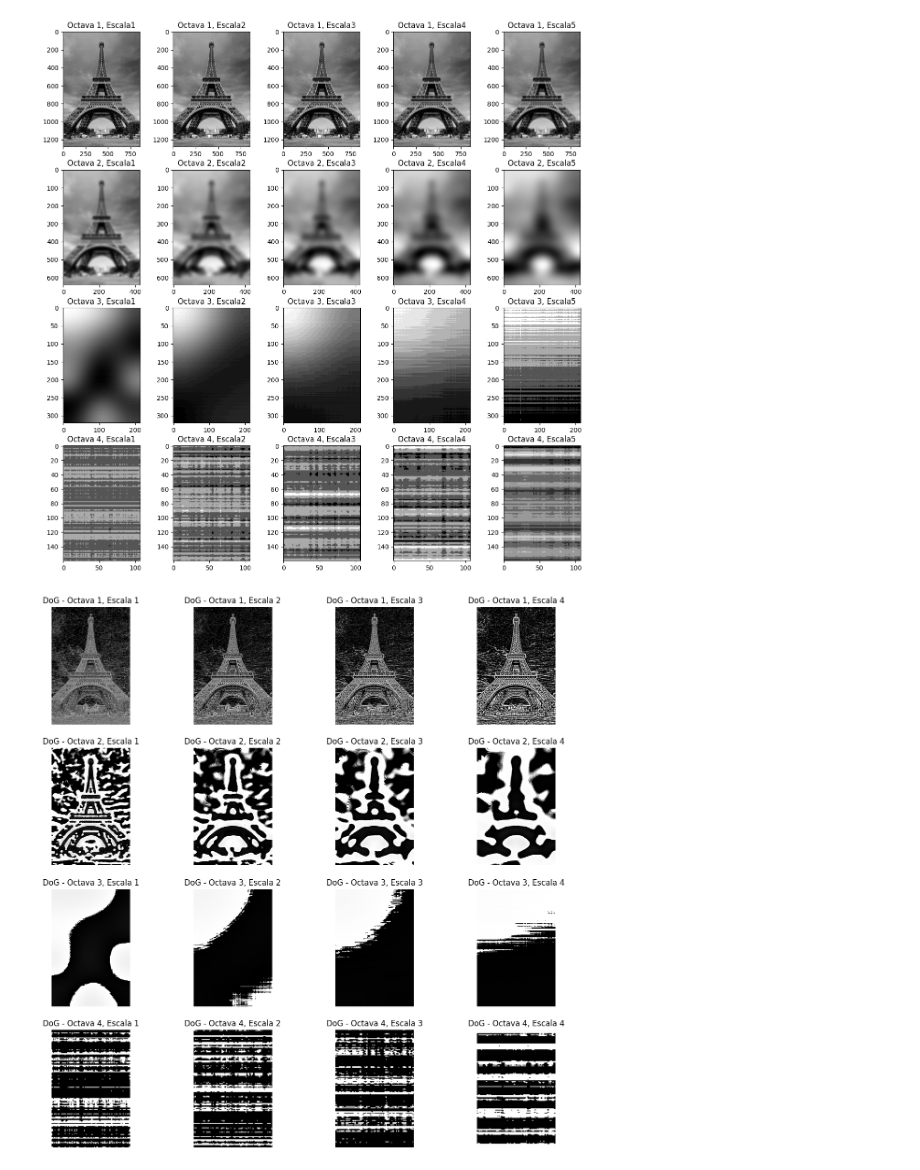
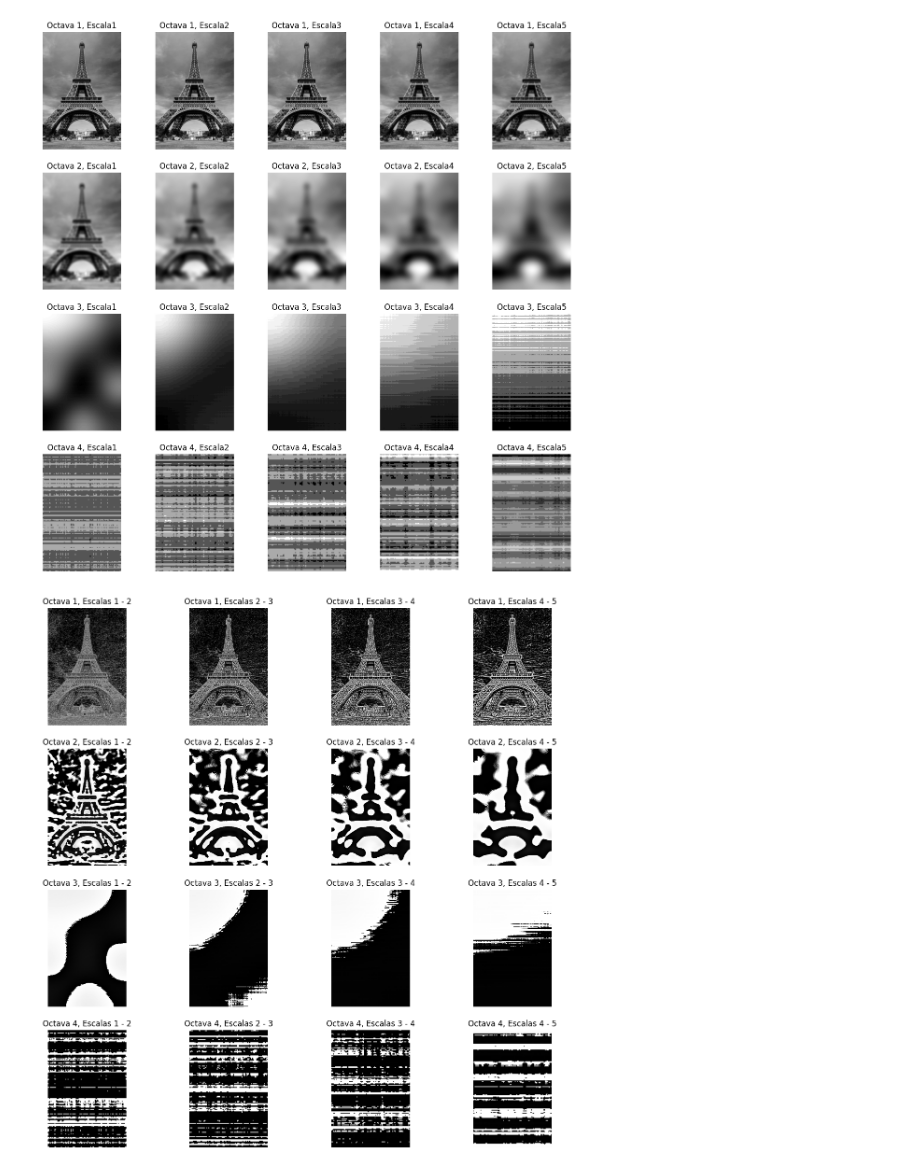
Before and after one commit to AngelRosalesContreras/Practica_3_2, a Jupyter notebook: Practica_3_2.ipynb, the cells around one changed output. Cells and saved outputs as stored; diff of their text form; code cells hidden in the pictures.

Commit message:
Modificación de diferencias gausianas

```diff
--- a/Practica_3_2.ipynb
+++ b/Practica_3_2.ipynb
@@ -36,62 +36,64 @@ def build_scale_space(image, num_octaves, num_scales, sigma):
 def build_difference_of_gaussians(scale_space):
     dog_space = []
 
-    for octave_images in scale_space:
-        dog_octave = [octave_images[i + 1] - octave_images[i] for i in range(len(octave_images) - 1)]
+    scales_used = []  # Lista para almacenar la información sobre las escalas utilizadas
+
+    for octave, octave_images in enumerate(scale_space):
+        dog_octave = []
+        for i in range(len(octave_images) - 1):
+            difference = octave_images[i + 1] - octave_images[i]
+            dog_octave.append(difference)
+
+            # Almacena la información sobre las escalas utilizadas
+            scales_used.append((octave + 1, i + 1, i + 2))
+
         dog_space.append(dog_octave)
 
-    return dog_space
+    return dog_space, scales_used
 
 
-def visualize_difference_of_gaussians(dog_space):
+def visualize_scale_space(scale_space):
     fig, axs = plt.subplots(len(scale_space), len(scale_space[0]), figsize=(15, 15))
 
-    for octave, images in enumerate(dog_space):
+    for octave, images in enumerate(scale_space):
         for scale, image in enumerate(images):
-            plt.subplot(len(dog_space), len(images), octave * len(images) + scale + 1)
-            plt.imshow(image, cmap='gray')
-            plt.title(f'DoG - Octava {octave + 1}, Escala {scale + 1}')
-            plt.axis('off')
+            axs[octave, scale].imshow(image, cmap='gray')
+            axs[octave, scale].set_title(f'Octava {octave + 1}, Escala{scale + 1}')
+            axs[octave, scale].axis('off')
 
     plt.show()
 
 def visualize_difference_of_gaussians(dog_space, scales_used):
     fig, axs = plt.subplots(len(dog_space), len(dog_space[0]), figsize=(15, 15))
 
     for octave, images in enumerate(dog_space):
         for scale, image in enumerate(images):
             plt.subplot(len(dog_space), len(images), octave * len(images) + scale + 1)
             plt.imshow(image, cmap='gray')
 
             # Obtener la información sobre las escalas para esta imagen
             scale_info = scales_used[octave * len(images) + scale]
-
-            # Agregar texto con la información sobre las escalas
-            plt.text(0.5, 0.95, f'Octava {scale_info[0]}, Escalas {scale_info[1]} - {scale_info[2]}',
-                     horizontalalignment='center', verticalalignment='center', transform=plt.gca().transAxes,
-                     color='white', fontsize=8)
-
-            plt.title(f'DoG - Octava {octave + 1}, Escala {scale + 1}')
+            plt.title(f'Octava {scale_info[0]}, Escalas {scale_info[1]} - {scale_info[2]}')
             plt.axis('off')
 
     plt.show()
 
 
 # Cargar una imagen de ejemplo
 image_path = 'uno.jpg'
 image = cv2.imread(image_path, cv2.IMREAD_GRAYSCALE)
 
 # Construir el espacio de escalas con parámetros personalizables
 scale_space = build_scale_space(image, num_octaves=4, num_scales=5, sigma=0.6)
 
 # Visualizar el espacio de escalas
 visualize_scale_space(scale_space)
 
-# Construir el espacio de diferencia de gaussianas (DoG)
-dog_space = build_difference_of_gaussians(scale_space)
+# Construir el espacio de diferencia de gaussianas y obtener la información sobre las escalas
+dog_space, scales_used = build_difference_of_gaussians(scale_space)
 
-# Visualizar el espacio de diferencia de gaussianas
-visualize_difference_of_gaussians(dog_space)
+# Visualizar el espacio de diferencia de gaussianas con información sobre las escalas
+visualize_difference_of_gaussians(dog_space, scales_used)
 # %% [output]
-[figure, old version]
+[figure, new version]
-[figure, old version]
+[figure, new version]
```
